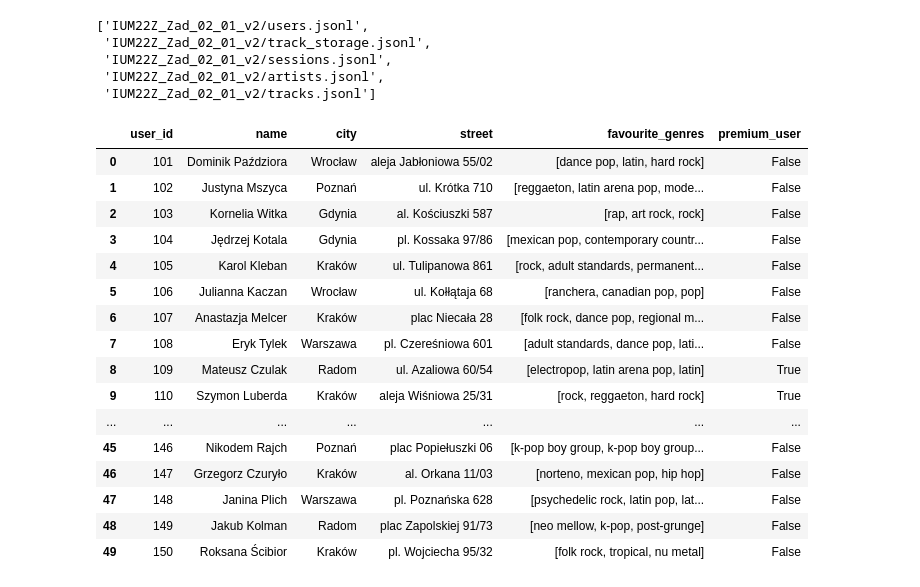
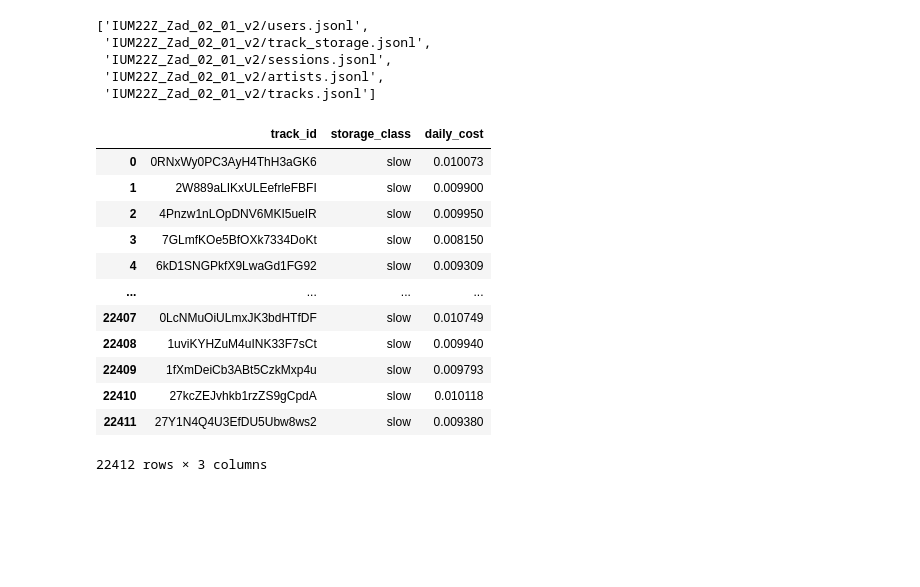
Before and after one commit to brusmichal/-IUM-Projekt, a Jupyter notebook: data.ipynb, the cells around one changed output. Cells and saved outputs as stored; diff of their text form; code cells hidden in the pictures; blank space fills up the shorter version.

```diff
--- a/data.ipynb
+++ b/data.ipynb
@@ -19,22 +20,18 @@ for j in json_files:
     df = pd.read_json(j, lines=True)
     data.append(df)
 # %%
-data[0]
+data[1]
 # %% [output]
-|  | user_id | name | city | street | favourite_genres | premium_user |
-| 0 | 101 | Dominik Paździora | Wrocław | aleja Jabłoniowa 55/02 | [dance pop, latin, hard rock] | False |
-| 1 | 102 | Justyna Mszyca | Poznań | ul. Krótka 710 | [reggaeton, latin arena pop, mode... | False |
-| 2 | 103 | Kornelia Witka | Gdynia | al. Kościuszki 587 | [rap, art rock, rock] | False |
-| 3 | 104 | Jędrzej Kotala | Gdynia | pl. Kossaka 97/86 | [mexican pop, contemporary countr... | False |
-| 4 | 105 | Karol Kleban | Kraków | ul. Tulipanowa 861 | [rock, adult standards, permanent... | False |
-| 5 | 106 | Julianna Kaczan | Wrocław | ul. Kołłątaja 68 | [ranchera, canadian pop, pop] | False |
-| 6 | 107 | Anastazja Melcer | Kraków | plac Niecała 28 | [folk rock, dance pop, regional m... | False |
-| 7 | 108 | Eryk Tylek | Warszawa | pl. Czereśniowa 601 | [adult standards, dance pop, lati... | False |
-| 8 | 109 | Mateusz Czulak | Radom | ul. Azaliowa 60/54 | [electropop, latin arena pop, latin] | True |
-| 9 | 110 | Szymon Luberda | Kraków | aleja Wiśniowa 25/31 | [rock, reggaeton, hard rock] | True |
-| ... | ... | ... | ... | ... | ... | ... |
-| 45 | 146 | Nikodem Rajch | Poznań | plac Popiełuszki 06 | [k-pop boy group, k-pop boy group... | False |
-| 46 | 147 | Grzegorz Czuryło | Kraków | al. Orkana 11/03 | [norteno, mexican pop, hip hop] | False |
-| 47 | 148 | Janina Plich | Warszawa | pl. Poznańska 628 | [psychedelic rock, latin pop, lat... | False |
-| 48 | 149 | Jakub Kolman | Radom | plac Zapolskiej 91/73 | [neo mellow, k-pop, post-grunge] | False |
-| 49 | 150 | Roksana Ścibior | Kraków | pl. Wojciecha 95/32 | [folk rock, tropical, nu metal] | False |
+|  | track_id | storage_class | daily_cost |
+| 0 | 0RNxWy0PC3AyH4ThH3aGK6 | slow | 0.010073 |
+| 1 | 2W889aLIKxULEefrleFBFI | slow | 0.009900 |
+| 2 | 4Pnzw1nLOpDNV6MKI5ueIR | slow | 0.009950 |
+| 3 | 7GLmfKOe5BfOXk7334DoKt | slow | 0.008150 |
+| 4 | 6kD1SNGPkfX9LwaGd1FG92 | slow | 0.009309 |
+| ... | ... | ... | ... |
+| 22407 | 0LcNMuOiULmxJK3bdHTfDF | slow | 0.010749 |
+| 22408 | 1uviKYHZuM4uINK33F7sCt | slow | 0.009940 |
+| 22409 | 1fXmDeiCb3ABt5CzkMxp4u | slow | 0.009793 |
+| 22410 | 27kcZEJvhkb1rzZS9gCpdA | slow | 0.010118 |
+| 22411 | 27Y1N4Q4U3EfDU5Ubw8ws2 | slow | 0.009380 |
+22412 rows × 3 columns
```
Also changed, not shown: parts of 4 cells of this notebook.
